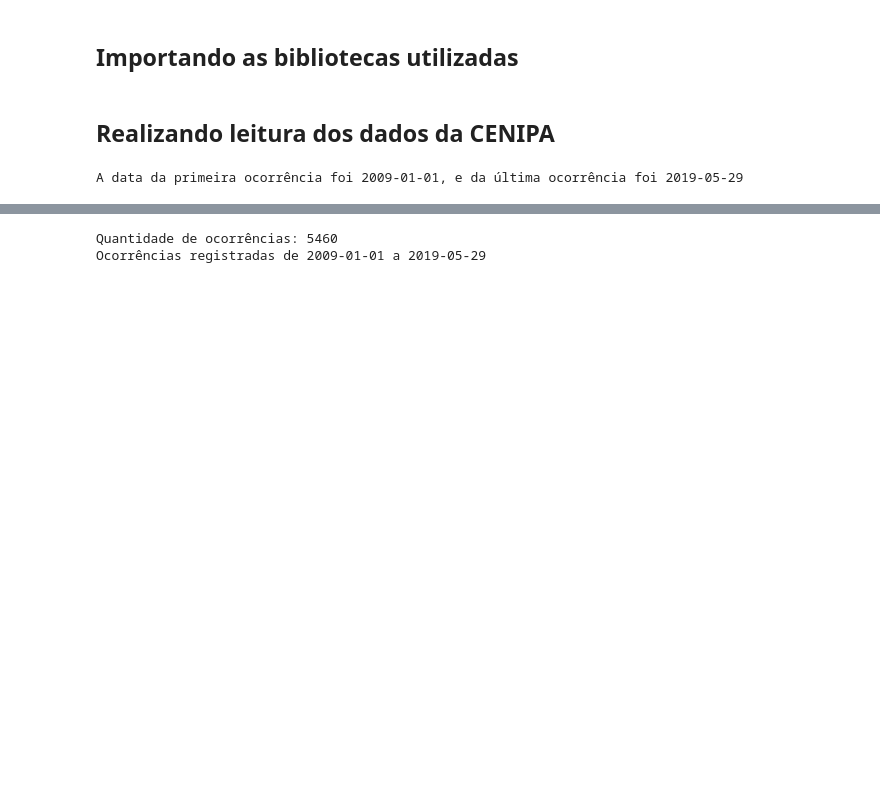
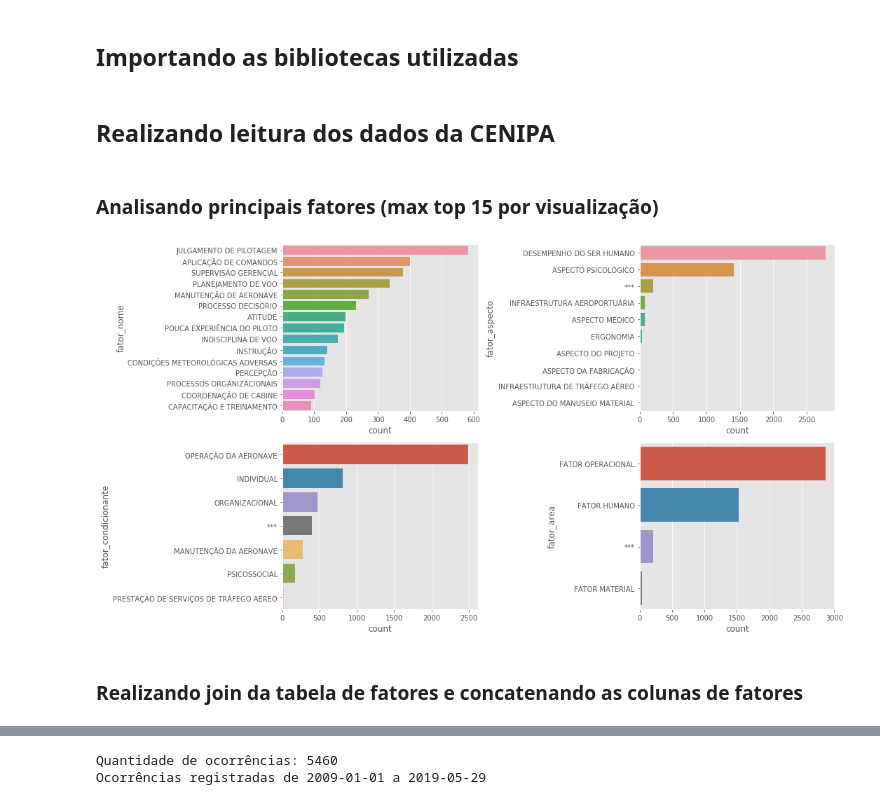
Before and after one commit to joaopamaral/tcc_puc_cdbd, a Jupyter notebook: Analise_Storybook_CENIPA.ipynb, the cells around one changed output, grey strips where cells are left out. Cells and saved outputs as stored; diff of their text form; code cells hidden in the pictures; blank space fills up the shorter version.

```diff
--- a/Analise_Storybook_CENIPA.ipynb
+++ b/Analise_Storybook_CENIPA.ipynb
@@ -27,10 +30,19 @@ def get_cenipa_data():
     return oco_df, ftc_df, rec_df, anv_df
 
 oco_df, ftc_df, rec_df, anv_df = get_cenipa_data()
-# %%
-print(f'A data da primeira ocorrência foi {oco_df.ocorrencia_dia.min().date()}, e da última ocorrência foi {oco_df.ocorrencia_dia.max().date()}')
-# %% [output]
-A data da primeira ocorrência foi 2009-01-01, e da última ocorrência foi 2019-05-29
+# %% [markdown]
+### Analisando principais fatores (max top 15 por visualização)
+# %%
+fig, ax = plt.subplots(2, 2, figsize=(15,8))
+
+for i, col in enumerate(['fator_nome', 'fator_aspecto', 'fator_condicionante', 'fator_area']):
+    sns.countplot(y=col, data=ftc_df, order=ftc_df[col].value_counts().iloc[:15].index, ax=ax[i // 2][i % 2])
+
+fig.tight_layout()
+# %% [output]
+[figure, added]
+# %% [markdown]
+### Realizando join da tabela de fatores e concatenando as colunas de fatores
 # %%
 for col in ['fator_nome', 'fator_aspecto', 'fator_condicionante', 'fator_area']:
     oco_df = oco_df.join(ftc_df[['codigo_ocorrencia', col]].drop_duplicates().groupby('codigo_ocorrencia')[col].apply(', '.join))
```
Also changed, not shown: parts of 7 cells of this notebook.
